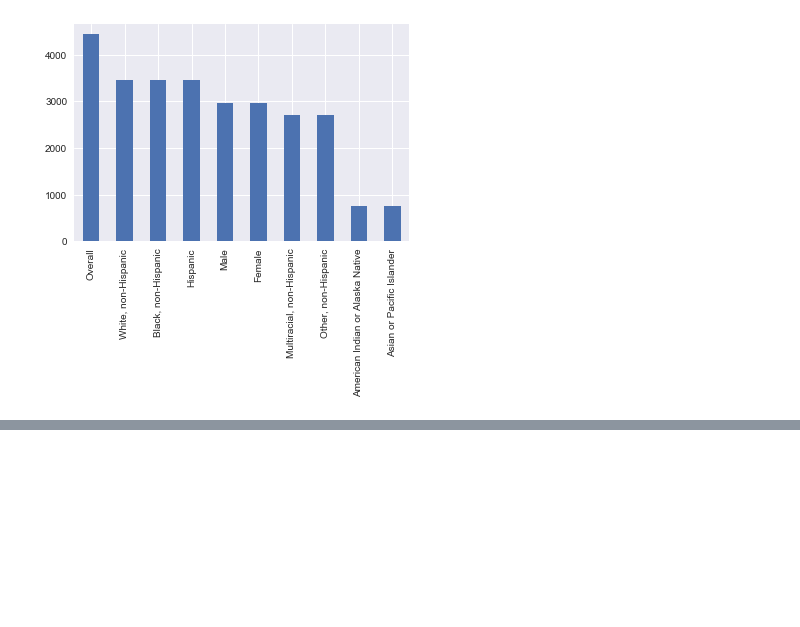
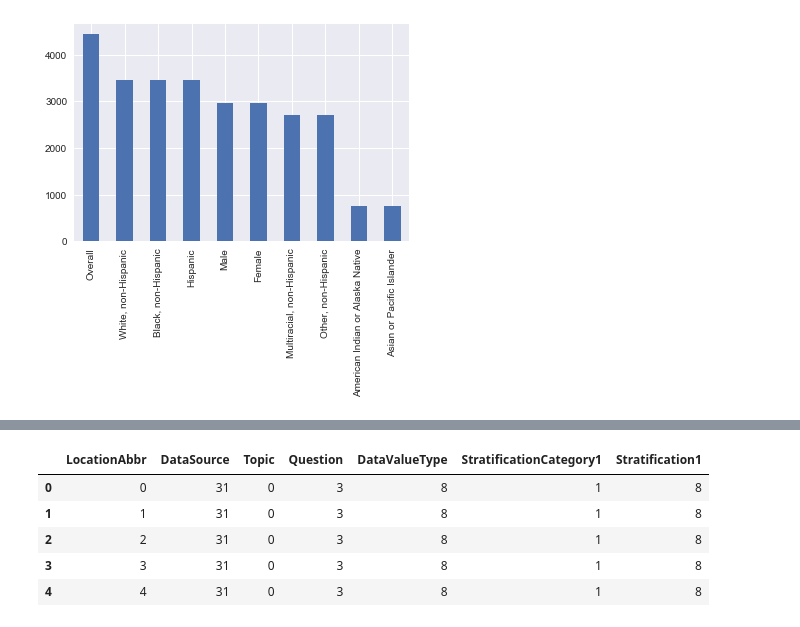
Before and after one commit to dadayadav/Data-visualization, a Jupyter notebook: Untitled.ipynb, the cells around one changed output, grey strips where cells are left out. Saved outputs shown, nothing was run; the diff lists cells and outputs as text; code cells hidden in the pictures; blank space fills up the shorter version.

```diff
--- a/Untitled.ipynb
+++ b/Untitled.ipynb
@@ -271,0 +284,21 @@ plt.show()
+# %%
+# we visualize the dimention reduction method on data feature
+x = useful_data.iloc[:,2:]
+# %%
+# we convert each variable into some numerical value
+# Encoder to the data variable
+from sklearn.preprocessing import LabelEncoder
+for i in x.columns:
+    if x[i].dtype == 'object':
+        lbl = LabelEncoder()
+        lbl.fit(list(x[i].values))
+        x[i] = lbl.transform(list(x[i].values))
+# %%
+x.head()
+# %% [output]
+|  | LocationAbbr | DataSource | Topic | Question | DataValueType | StratificationCategory1 | Stratification1 |
+| 0 | 0 | 31 | 0 | 3 | 8 | 1 | 8 |
+| 1 | 1 | 31 | 0 | 3 | 8 | 1 | 8 |
+| 2 | 2 | 31 | 0 | 3 | 8 | 1 | 8 |
+| 3 | 3 | 31 | 0 | 3 | 8 | 1 | 8 |
+| 4 | 4 | 31 | 0 | 3 | 8 | 1 | 8 |
```
Also changed, not shown: parts of 12 cells of this notebook.
